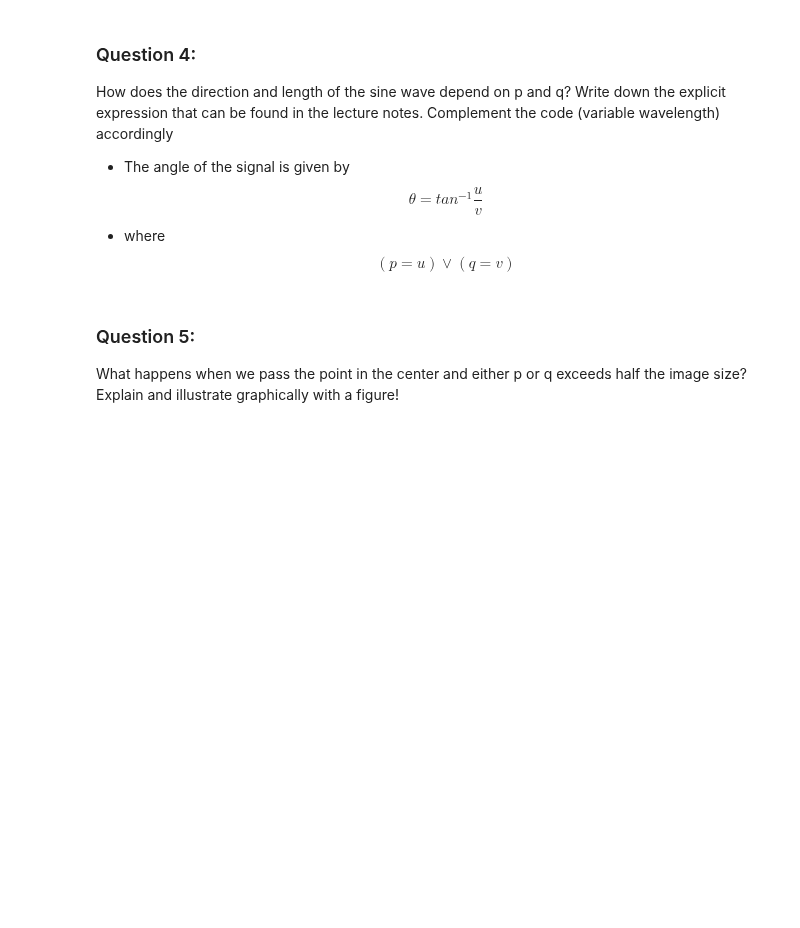
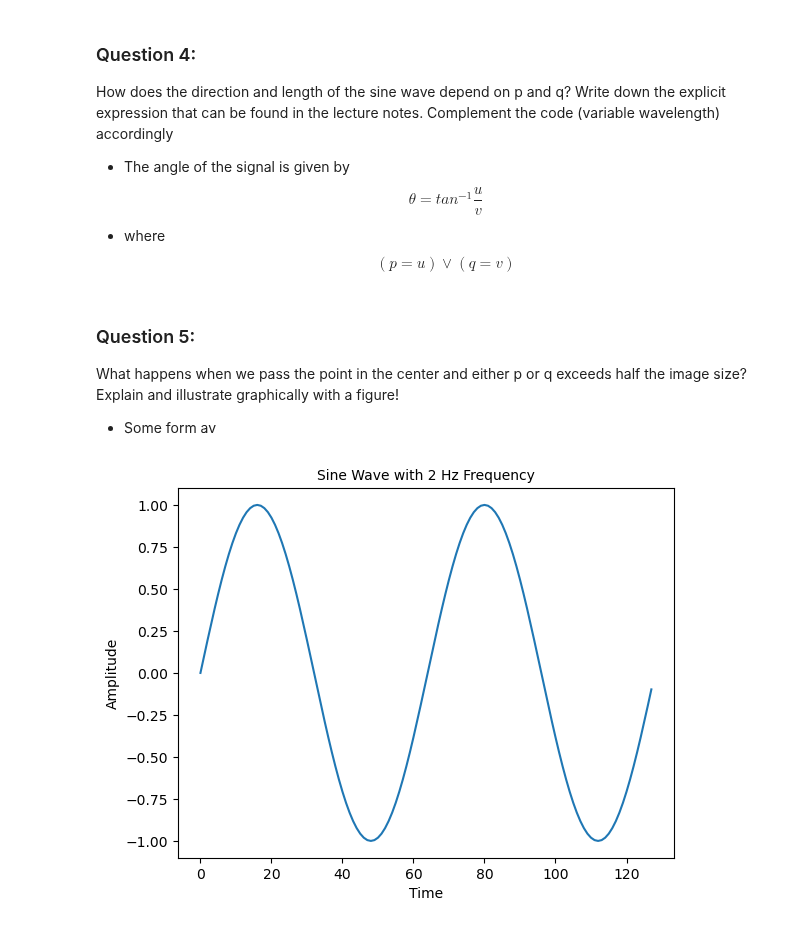
Before and after one commit to RakinAli/Computer-Vision-course, a Jupyter notebook: Labs/Lab 1/Rakin/Rakin.ipynb, the cells around one changed output. Cells and saved outputs as stored; diff of their text form; code cells hidden in the pictures; blank space fills up the shorter version.

```diff
--- a/Labs/Lab 1/Rakin/Rakin.ipynb
+++ b/Labs/Lab 1/Rakin/Rakin.ipynb
@@ -90,3 +71,13 @@ $$(p = u) \vee (q = v)  $$
 # %% [markdown]
 ### Question 5:
 What happens when we pass the point in the center and either p or q exceeds half the image size? Explain and illustrate graphically with a figure!
+
+- Some form av
+# %%
+def question5():
+  # Create a Sine wave with 2 hz frequency however sampling points are 1 hz So we will see aliasing effect
+
+
+question5()
+# %% [output]
+[figure, added]
```
Also changed, not shown: parts of 3 cells of this notebook.
